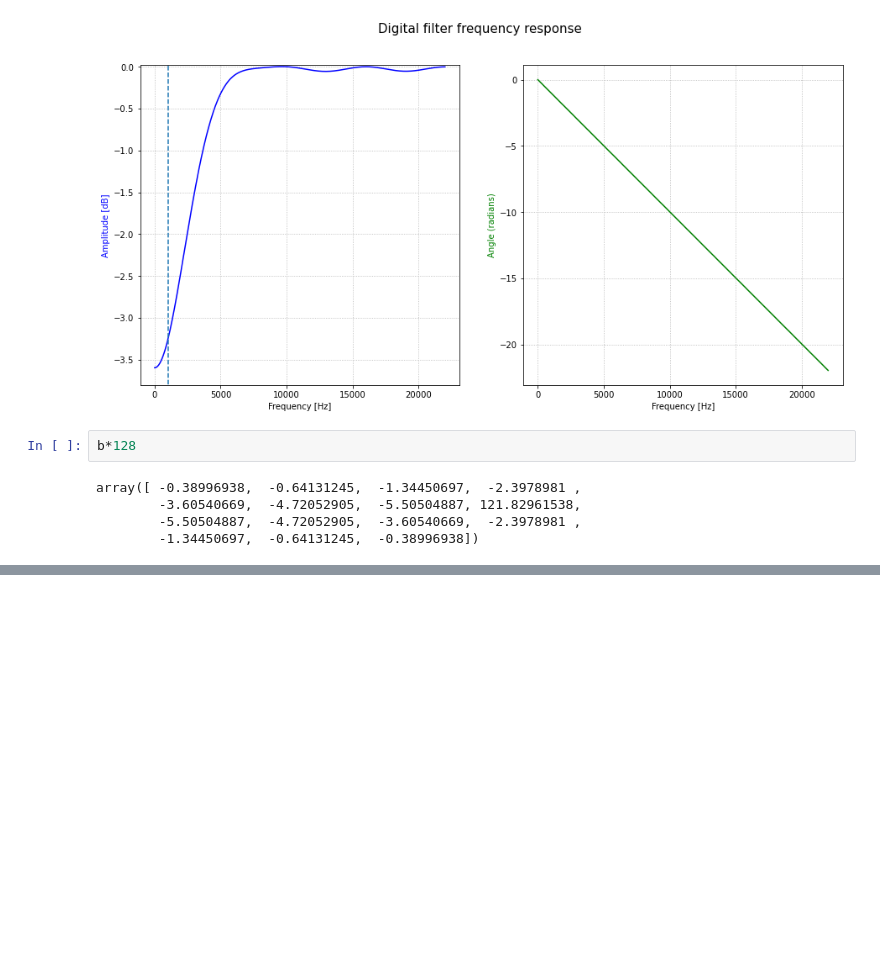
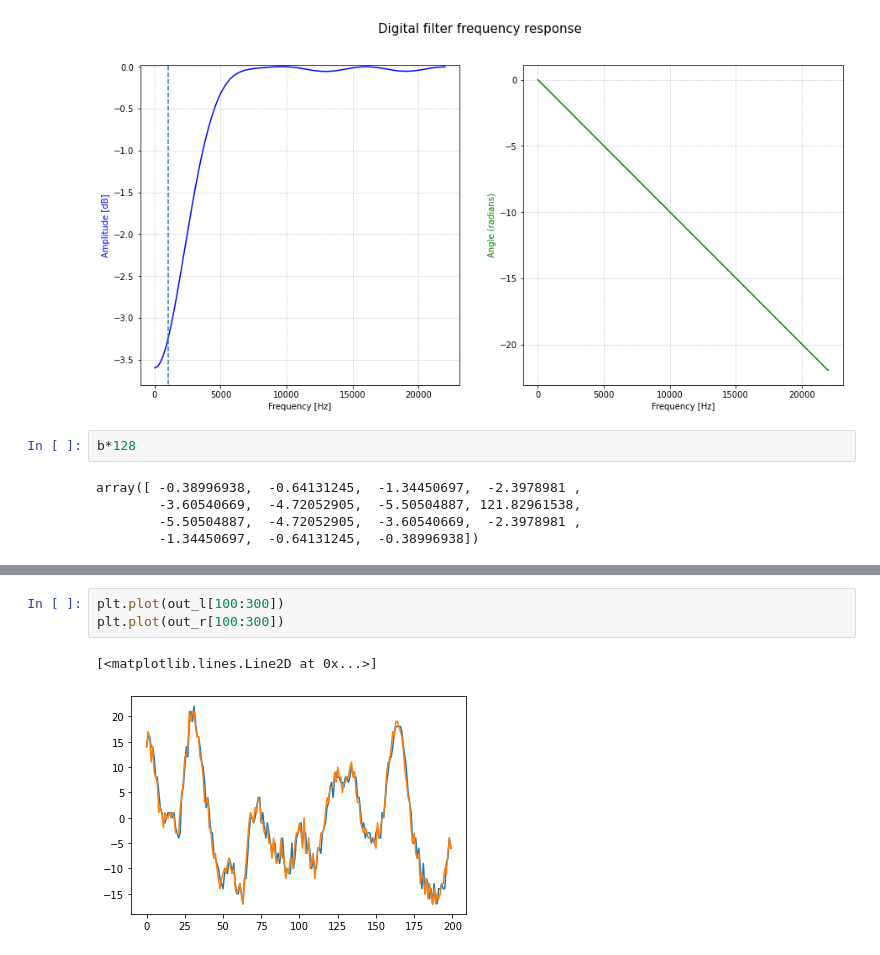
Before and after one commit to aidinattar/PMOD-FIR-filter-VHDL, a Jupyter notebook: Project.ipynb, the cells around one changed output, grey strips where cells are left out. Saved outputs shown, nothing was run; the diff lists cells and outputs as text; blank space fills up the shorter version.

```diff
--- a/Project.ipynb
+++ b/Project.ipynb
@@ -141,0 +185,6 @@ array([ -0.38996938,  -0.64131245,  -1.34450697,  -2.3978981 ,
+# %%
+plt.plot(out_l[100:300])
+plt.plot(out_r[100:300])
+# %% [output]
+[<matplotlib.lines.Line2D at 0x...>]
+[figure, added]
```
Also changed, not shown: parts of 11 cells of this notebook, 5 other files.
